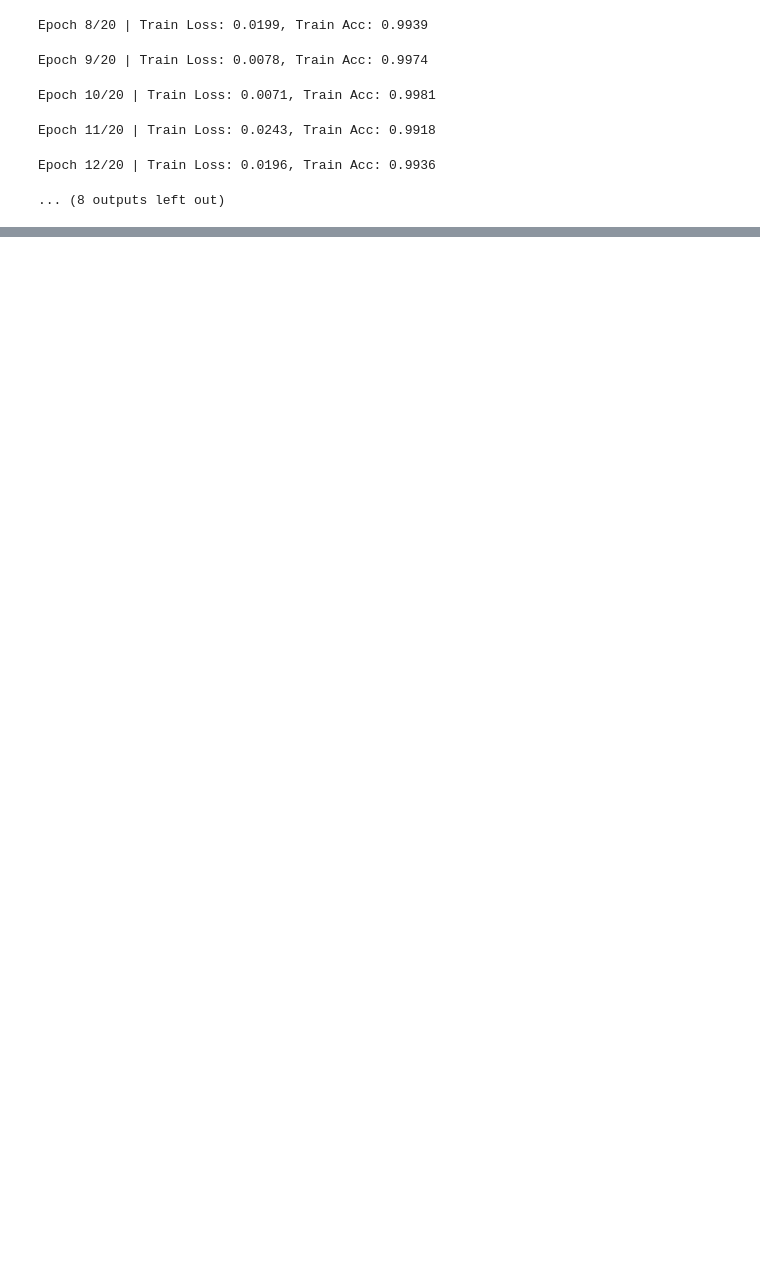
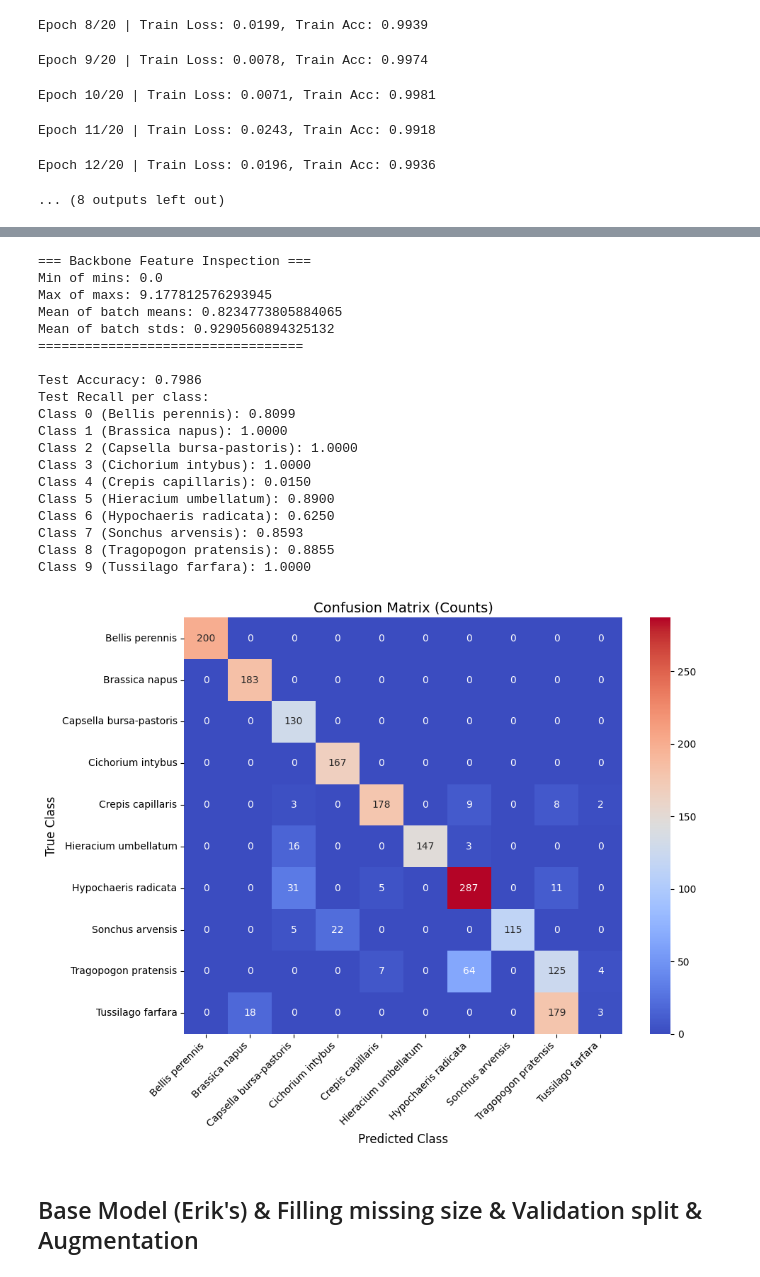
Before and after one commit to myngoc-trg/Bachelor_Project_Statistics, a Jupyter notebook: Report.ipynb, the cells around one changed output, grey strips where cells are left out. Drawn from its saved outputs; the diff is of its cells as text; code cells hidden in the pictures; blank space fills up the shorter version.

```diff
--- a/Report.ipynb
+++ b/Report.ipynb
@@ -190,0 +396,8 @@ Class 9 (Tussilago farfara): 0.9940
+# %%
+train_dataset, val_dataset, test_dataset, class_to_idx, idx_to_class,classes = setup_datasets(
+    fill_missing_bool=True
+    ,val_bool=True
+    ,aug_bool=False
+    ,norm_bool=False
+    ,sep_val_bool=False
+)
@@ -190,0 +510,44 @@ Class 9 (Tussilago farfara): 0.9940
+# %%
+BATCHSIZE = 32
+
+test_loader = DataLoader(
+        test_dataset,
+        batch_size=BATCHSIZE,
+        shuffle=False,
+        num_workers=0
+    )
+
+ckpt = torch.load("models/saved_trained_models/base_model_fill_val.pth", map_location=device)
+model_base.load_state_dict(ckpt["model_state_dict"])
+model_base.to(device)
+
+recall_per_class, accuracy, val_loss, conf = eval_epoch(model_base, test_loader, device, num_classes=num_classes, loss_fn=None,inspect_features=True)
+print(f"Test Accuracy: {accuracy:.4f}")
+print("Test Recall per class:")
+for i, r in enumerate(recall_per_class):
+    print(f"Class {i} ({idx_to_class[i]}): {r:.4f}")
+
+plot_confusion_matrix(conf, idx_to_class, normalize=False)
+# %% [output]
+=== Backbone Feature Inspection ===
+Min of mins: 0.0
+Max of maxs: 9.177812576293945
+Mean of batch means: 0.8234773805884065
+Mean of batch stds: 0.9290560894325132
+==================================
+
+Test Accuracy: 0.7986
+Test Recall per class:
+Class 0 (Bellis perennis): 0.8099
+Class 1 (Brassica napus): 1.0000
+Class 2 (Capsella bursa-pastoris): 1.0000
+Class 3 (Cichorium intybus): 1.0000
+Class 4 (Crepis capillaris): 0.0150
+Class 5 (Hieracium umbellatum): 0.8900
+Class 6 (Hypochaeris radicata): 0.6250
+Class 7 (Sonchus arvensis): 0.8593
+Class 8 (Tragopogon pratensis): 0.8855
+Class 9 (Tussilago farfara): 1.0000
+[figure, added]
+# %% [markdown]
+## Base Model (Erik's) & Filling missing size & Validation split & Augmentation
```
Also changed, not shown: parts of 33 cells of this notebook, 4 other files.
